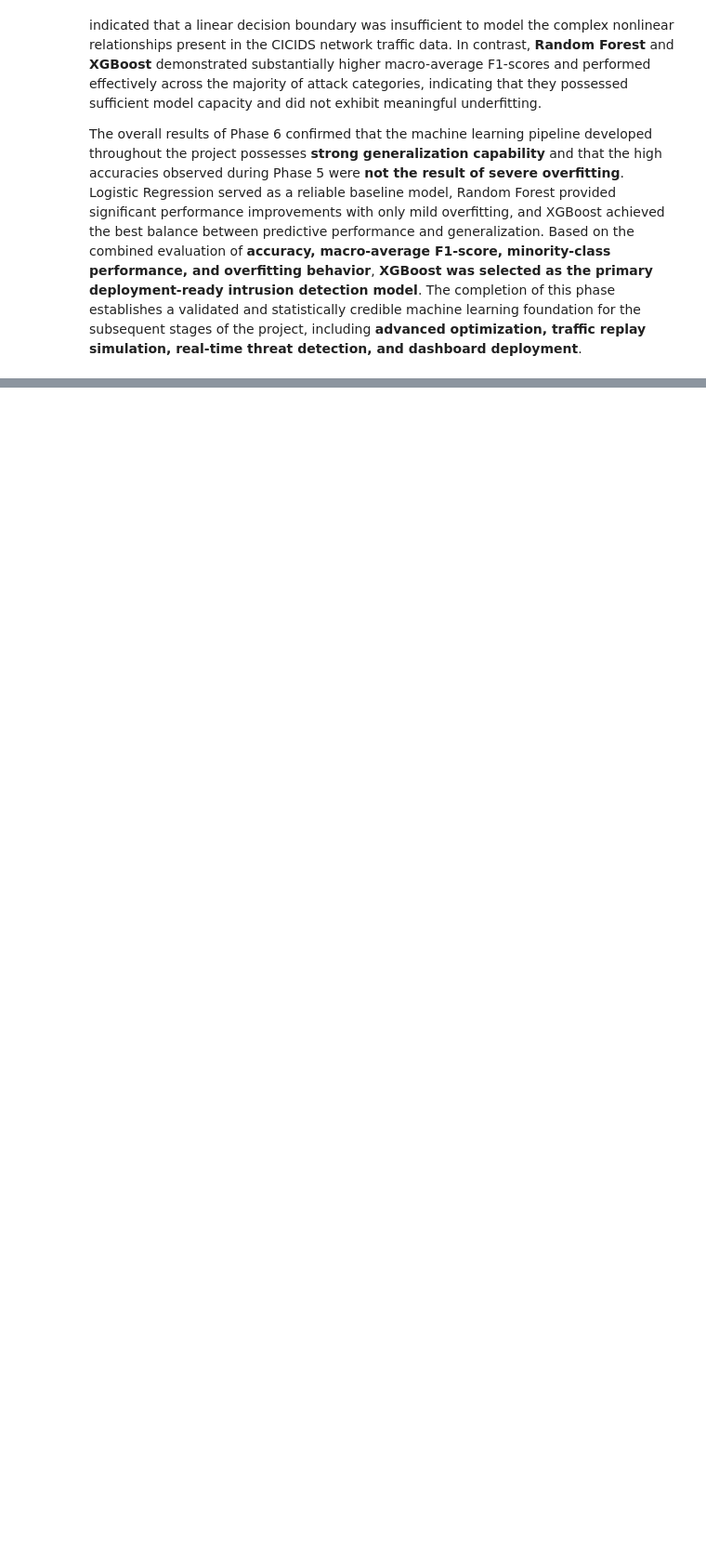
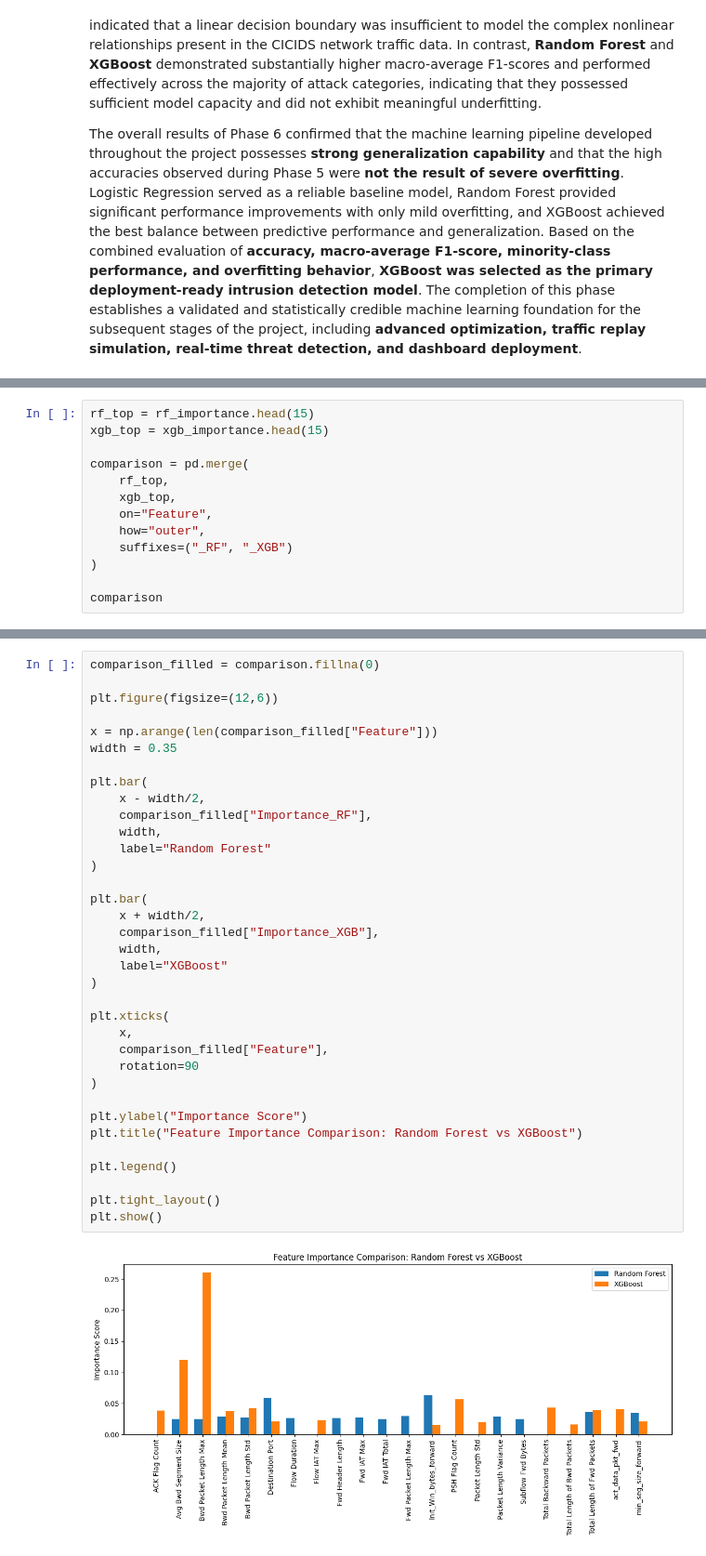
Before and after one commit to rounakghosh345123/network_intrusion_detection_system, a Jupyter notebook: nids_analysis.ipynb, the cells around one changed output, grey strips where cells are left out. Shown at 93% size. Drawn from its saved outputs; the diff is of its cells as text; blank space fills up the shorter version.

```diff
--- a/nids_analysis.ipynb
+++ b/nids_analysis.ipynb
@@ -3113,0 +3322,13 @@ The overall results of Phase 6 confirmed that the machine learning pipeline deve
+# %%
+rf_top = rf_importance.head(15)
+xgb_top = xgb_importance.head(15)
+
+comparison = pd.merge(
+    rf_top,
+    xgb_top,
+    on="Feature",
+    how="outer",
+    suffixes=("_RF", "_XGB")
+)
+
+comparison
@@ -3113,0 +3357,37 @@ The overall results of Phase 6 confirmed that the machine learning pipeline deve
+# %%
+comparison_filled = comparison.fillna(0)
+
+plt.figure(figsize=(12,6))
+
+x = np.arange(len(comparison_filled["Feature"]))
+width = 0.35
+
+plt.bar(
+    x - width/2,
+    comparison_filled["Importance_RF"],
+    width,
+    label="Random Forest"
+)
+
+plt.bar(
+    x + width/2,
+    comparison_filled["Importance_XGB"],
+    width,
+    label="XGBoost"
+)
+
+plt.xticks(
+    x,
+    comparison_filled["Feature"],
+    rotation=90
+)
+
+plt.ylabel("Importance Score")
+plt.title("Feature Importance Comparison: Random Forest vs XGBoost")
+
+plt.legend()
+
+plt.tight_layout()
+plt.show()
+# %% [output]
+[figure, added]
```
Also changed, not shown: parts of 58 cells of this notebook.
